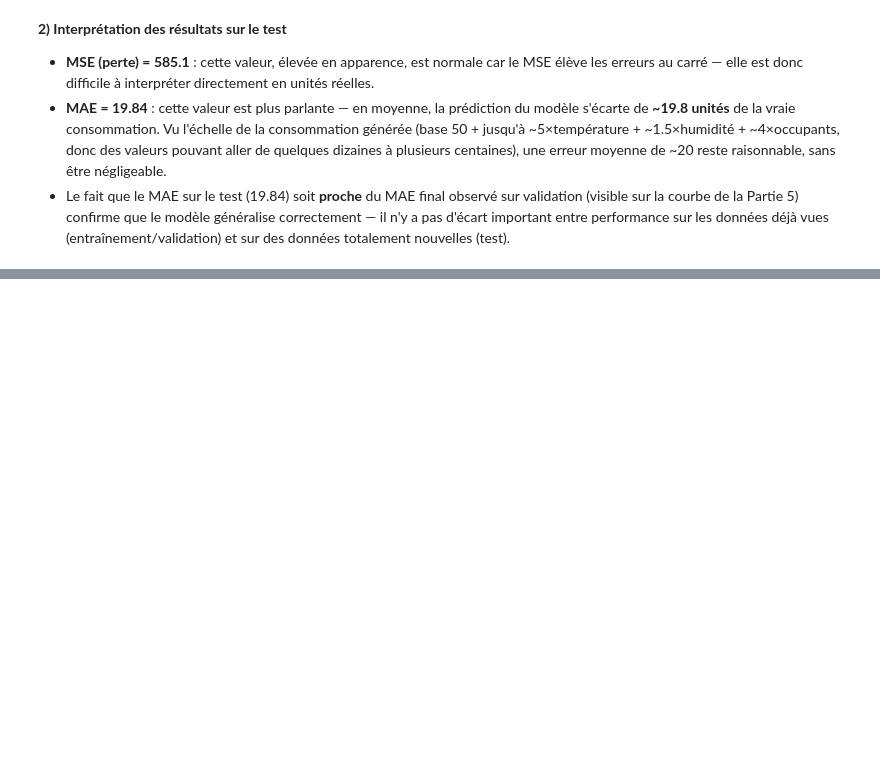
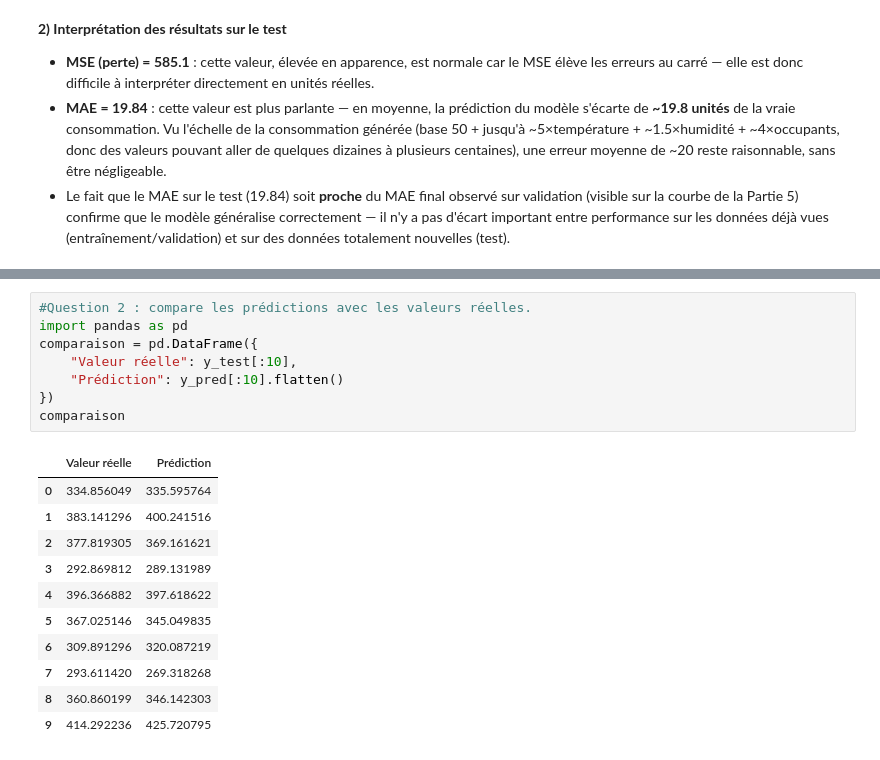
Before and after one commit to fatoufall737/atelier-tensorflow-iot, a Jupyter notebook: atelier_tensorflow_iot.ipynb, the cells around one changed output, grey strips where cells are left out. Drawn from its saved outputs; the diff is of its cells as text; blank space fills up the shorter version.

```diff
--- a/atelier_tensorflow_iot.ipynb
+++ b/atelier_tensorflow_iot.ipynb
@@ -231,0 +248,20 @@ MAE sur le test : 19.84372901916504
+# %%
+#Question 2 : compare les prédictions avec les valeurs réelles.
+import pandas as pd
+comparaison = pd.DataFrame({
+    "Valeur réelle": y_test[:10],
+    "Prédiction": y_pred[:10].flatten()
+})
+comparaison
+# %% [output]
+|  | Valeur réelle | Prédiction |
+| 0 | 334.856049 | 335.595764 |
+| 1 | 383.141296 | 400.241516 |
+| 2 | 377.819305 | 369.161621 |
+| 3 | 292.869812 | 289.131989 |
+| 4 | 396.366882 | 397.618622 |
+| 5 | 367.025146 | 345.049835 |
+| 6 | 309.891296 | 320.087219 |
+| 7 | 293.611420 | 269.318268 |
+| 8 | 360.860199 | 346.142303 |
+| 9 | 414.292236 | 425.720795 |
```
Also changed, not shown: parts of 6 cells of this notebook.
